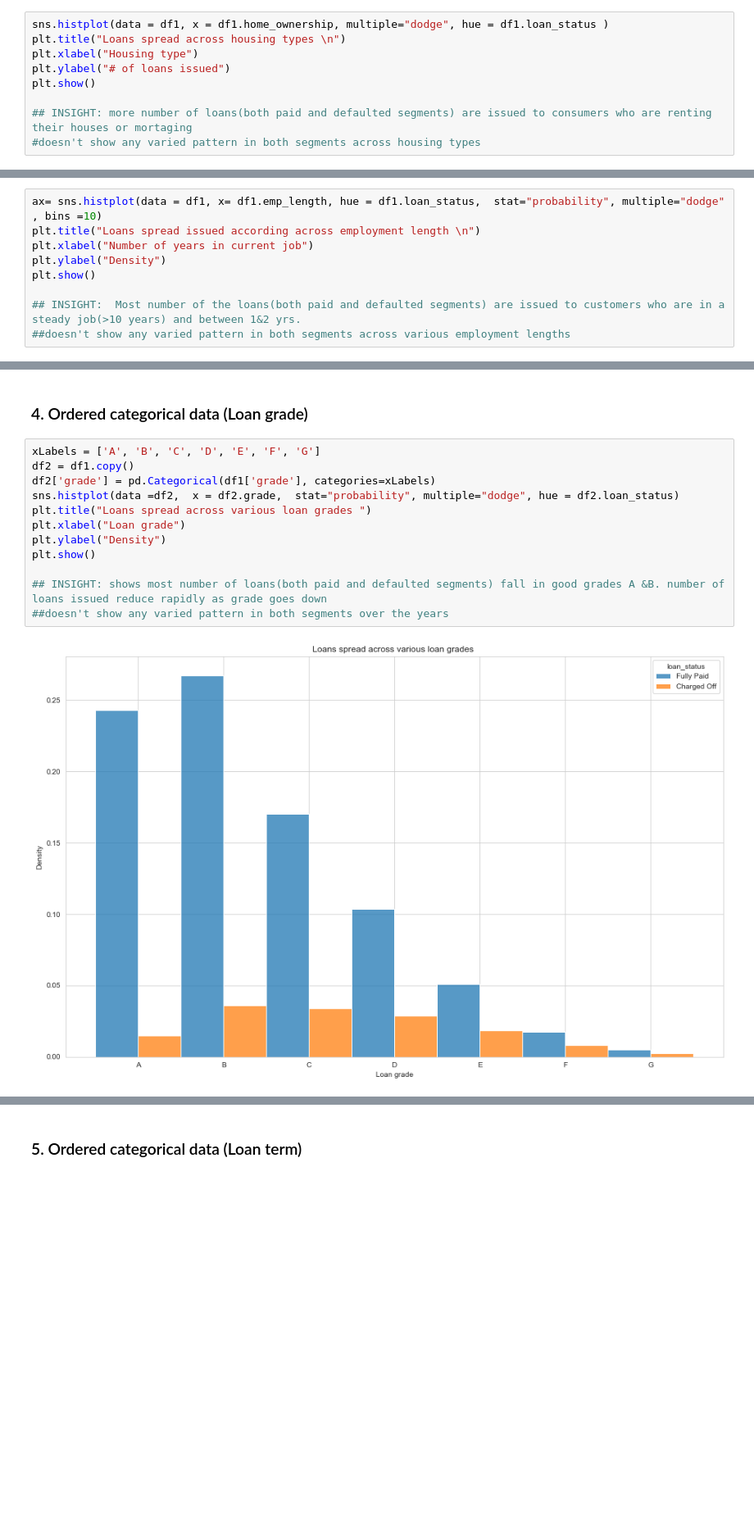
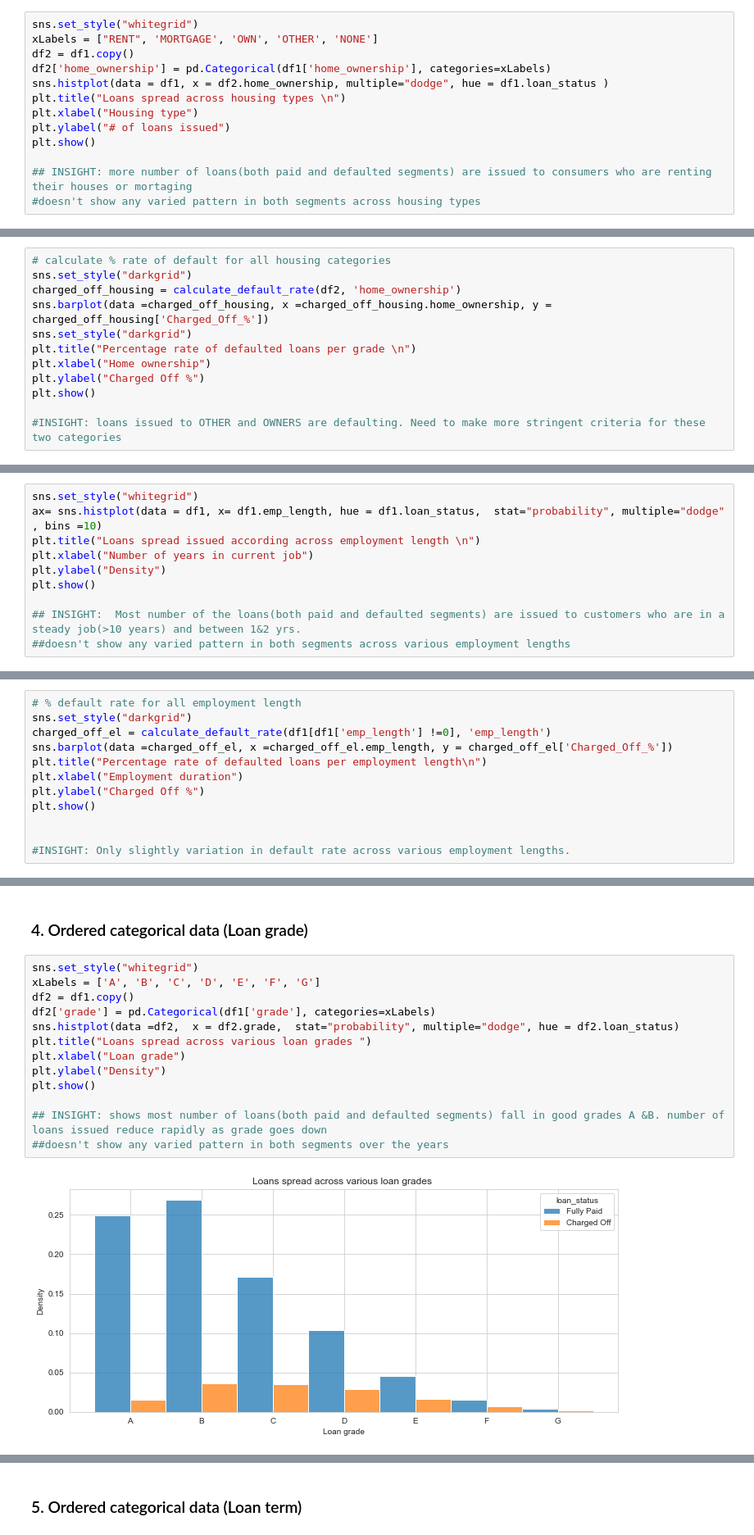
Before and after one commit to NavsGo/LendingClub_CaseStudy, a Jupyter notebook: CS-LendingClub.ipynb, the cells around one changed output, grey strips where cells are left out. Shown at 82% size. Saved outputs shown, nothing was run; the diff lists cells and outputs as text; blank space fills up the shorter version.

```diff
--- a/CS-LendingClub.ipynb
+++ b/CS-LendingClub.ipynb
@@ -785,7 +787,11 @@ plt.show()
 # %% [markdown]
 ### 2. Un-ordered categorical data (Housing Type)
 # %%
-sns.histplot(data = df1, x = df1.home_ownership, multiple="dodge", hue = df1.loan_status )
+sns.set_style("whitegrid")
+xLabels = ["RENT", 'MORTGAGE', 'OWN', 'OTHER', 'NONE']
+df2 = df1.copy()
+df2['home_ownership'] = pd.Categorical(df1['home_ownership'], categories=xLabels)
+sns.histplot(data = df1, x = df2.home_ownership, multiple="dodge", hue = df1.loan_status )
 plt.title("Loans spread across housing types \n")
 plt.xlabel("Housing type")
 plt.ylabel("# of loans issued")
@@ -809,0 +804,12 @@ plt.show()
+# %%
+# calculate % rate of default for all housing categories
+sns.set_style("darkgrid")
+charged_off_housing = calculate_default_rate(df2, 'home_ownership')
+sns.barplot(data =charged_off_housing, x =charged_off_housing.home_ownership, y = charged_off_housing['Charged_Off_%'])
+sns.set_style("darkgrid")
+plt.title("Percentage rate of defaulted loans per grade \n")
+plt.xlabel("Home ownership")
+plt.ylabel("Charged Off %")
+plt.show()
+
+#INSIGHT: loans issued to OTHER and OWNERS are defaulting. Need to make more stringent criteria for these two categories
@@ -810,6 +818,7 @@ plt.show()
 # %% [markdown]
 ### 3. Ordered categorical data (Employment length)
 # %%
+sns.set_style("whitegrid")
 ax= sns.histplot(data = df1, x= df1.emp_length, hue = df1.loan_status,  stat="probability", multiple="dodge" , bins =10)
 plt.title("Loans spread issued according across employment length \n")
 plt.xlabel("Number of years in current job")
@@ -835,0 +832,12 @@ plt.show()
+# %%
+# % default rate for all employment length
+sns.set_style("darkgrid")
+charged_off_el = calculate_default_rate(df1[df1['emp_length'] !=0], 'emp_length')
+sns.barplot(data =charged_off_el, x =charged_off_el.emp_length, y = charged_off_el['Charged_Off_%'])
+plt.title("Percentage rate of defaulted loans per employment length\n")
+plt.xlabel("Employment duration")
+plt.ylabel("Charged Off %")
+plt.show()
+
+
+#INSIGHT: Only slightly variation in default rate across various employment lengths.
@@ -836,18 +846,19 @@ plt.show()
 # %% [markdown]
 ### 4. Ordered categorical data (Loan grade)
 # %%
+sns.set_style("whitegrid")
 xLabels = ['A', 'B', 'C', 'D', 'E', 'F', 'G']
 df2 = df1.copy()
 df2['grade'] = pd.Categorical(df1['grade'], categories=xLabels)
 sns.histplot(data =df2,  x = df2.grade,  stat="probability", multiple="dodge", hue = df2.loan_status)
 plt.title("Loans spread across various loan grades ")
 plt.xlabel("Loan grade")
 plt.ylabel("Density")
 plt.show()
 
 ## INSIGHT: shows most number of loans(both paid and defaulted segments) fall in good grades A &B. number of loans issued reduce rapidly as grade goes down
 ##doesn't show any varied pattern in both segments over the years
 # %% [output]
-[figure, old version]
+[figure, new version]
 # %%
 # calculate % rate of default for all loan grades
```
Also changed, not shown: parts of 81 cells of this notebook.
